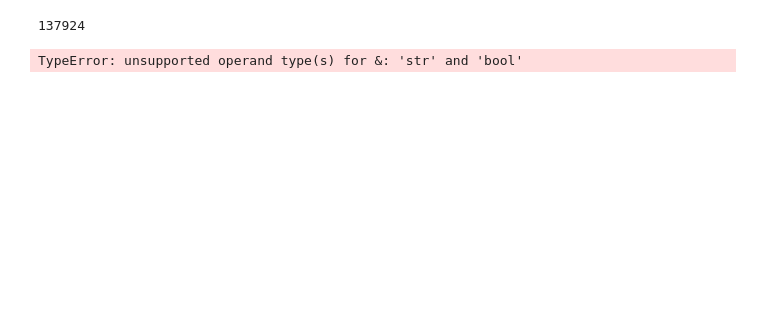
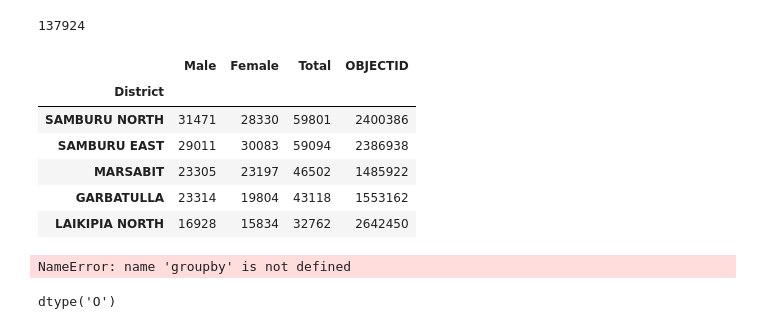
Before and after one commit to kanjaq/Pandas_Assignment2, a Jupyter notebook: Pandas_Assignment2.ipynb, the cells around one changed output. Cells and saved outputs as stored; diff of their text form; code cells hidden in the pictures; blank space fills up the shorter version.

```diff
--- a/Pandas_Assignment2.ipynb
+++ b/Pandas_Assignment2.ipynb
@@ -314,7 +360,24 @@ df[df['District']=='TESO SOUTH']['Total'].sum()
 137924
 # %%
 #What was the urban population of Teso South District?
-Teso_urban_pop = df[df['District']=='TESO SOUTH']& df[df['Urban/Rural'] == 'Urban'].mean()
-print(Teso_urban_pop)
-# %% [output]
-TypeError: unsupported operand type(s) for &: 'str' and 'bool'
+# %%
+Teso_1 = df.groupby('District').sum().sort_values('Total', ascending=False)
+Teso_1.tail()
+# %% [output]
+|  | Male | Female | Total | OBJECTID |
+| District |  |  |  |  |
+| SAMBURU NORTH | 31471 | 28330 | 59801 | 2400386 |
+| SAMBURU EAST | 29011 | 30083 | 59094 | 2386938 |
+| MARSABIT | 23305 | 23197 | 46502 | 1485922 |
+| GARBATULLA | 23314 | 19804 | 43118 | 1553162 |
+| LAIKIPIA NORTH | 16928 | 15834 | 32762 | 2642450 |
+# %%
+df.loc[groupby('District')]
+# %% [output]
+NameError: name 'groupby' is not defined
+# %%
+# What was the population of people aged 60 and above in Kenya?
+#convert to integer
+df['Age_years'].dtype
+# %% [output]
+dtype('O')
```
Also changed, not shown: parts of 8 cells of this notebook.
